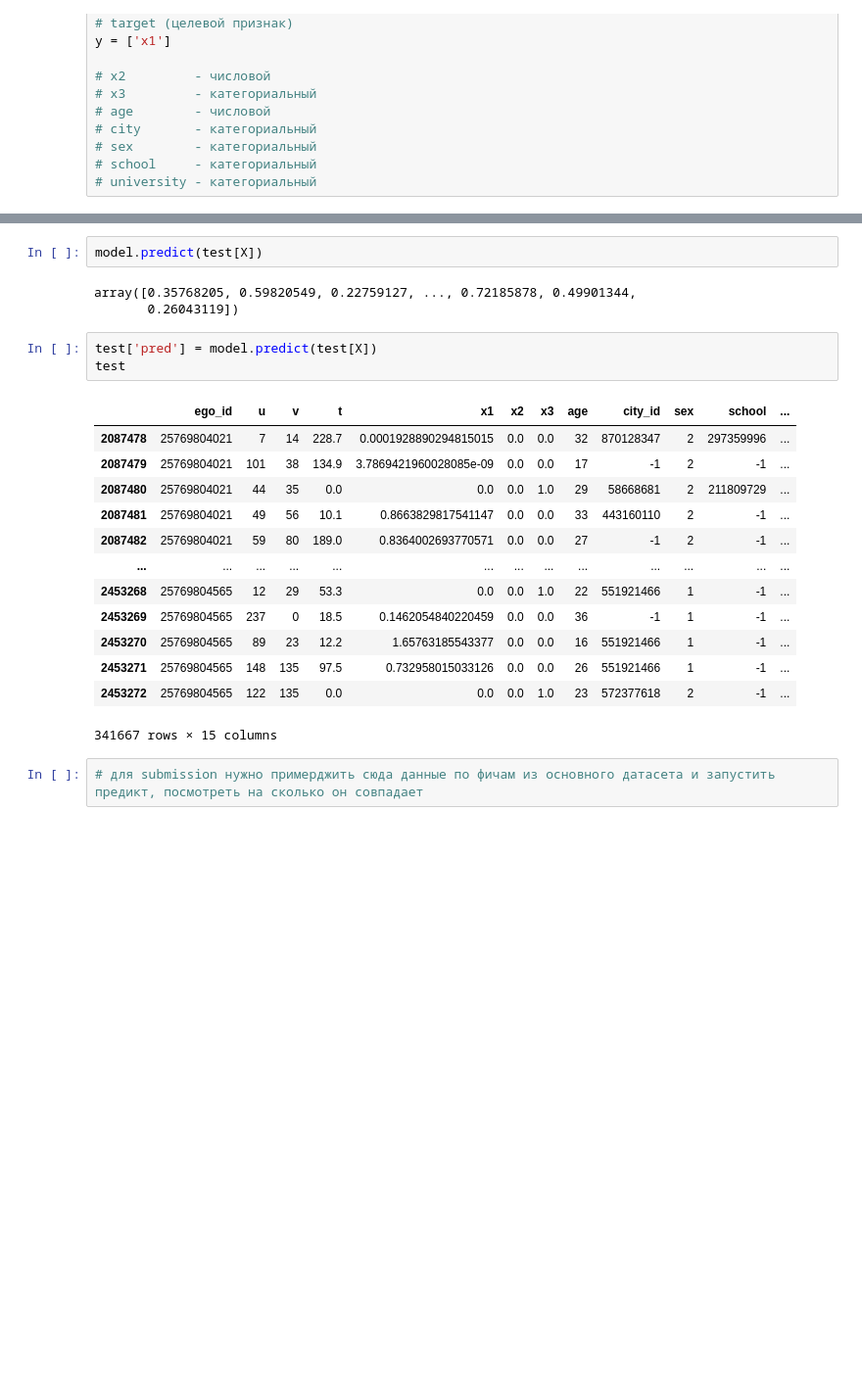
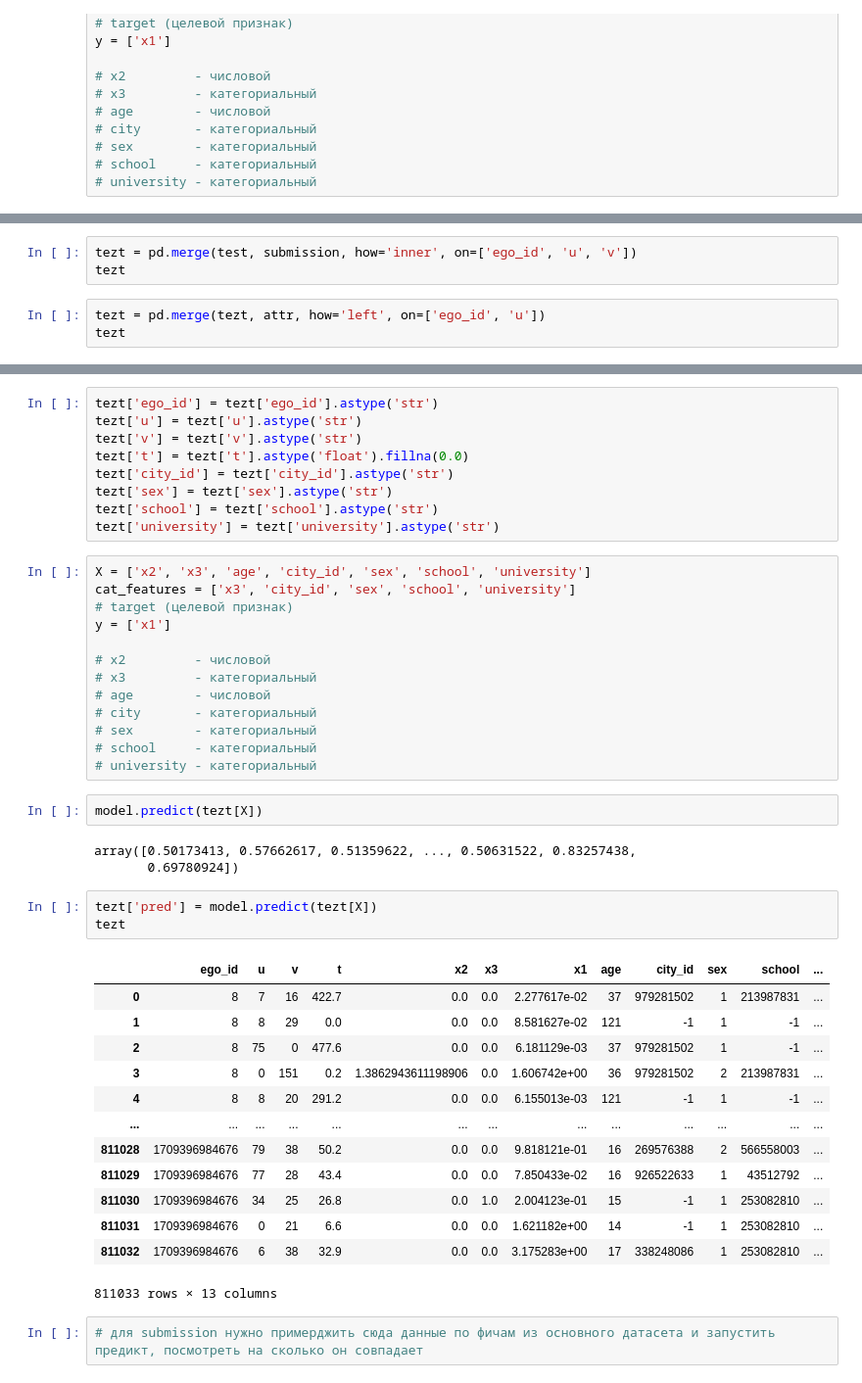
Before and after one commit to ekertn7/hacks-ai-vk-case-2023, a Jupyter notebook: preprocessing.ipynb, the cells around one changed output, grey strips where cells are left out. Shown at 98% size. Drawn from its saved outputs; the diff is of its cells as text; blank space fills up the shorter version.

Commit message:
Make prediction.

```diff
--- a/preprocessing.ipynb
+++ b/preprocessing.ipynb
@@ -241,0 +333,6 @@ Shrink model to first 12 iterations.
+# %%
+tezt = pd.merge(test, submission, how='inner', on=['ego_id', 'u', 'v'])
+tezt
+# %%
+tezt = pd.merge(tezt, attr, how='left', on=['ego_id', 'u'])
+tezt
@@ -242,25 +353,47 @@ Shrink model to first 12 iterations.
+# %%
+tezt['ego_id'] = tezt['ego_id'].astype('str')
+tezt['u'] = tezt['u'].astype('str')
+tezt['v'] = tezt['v'].astype('str')
+tezt['t'] = tezt['t'].astype('float').fillna(0.0)
+tezt['city_id'] = tezt['city_id'].astype('str')
+tezt['sex'] = tezt['sex'].astype('str')
+tezt['school'] = tezt['school'].astype('str')
+tezt['university'] = tezt['university'].astype('str')
+# %%
+X = ['x2', 'x3', 'age', 'city_id', 'sex', 'school', 'university']
+cat_features = ['x3', 'city_id', 'sex', 'school', 'university']
+# target (целевой признак)
+y = ['x1']
+
+# x2         - числовой
+# x3         - категориальный
+# age        - числовой
+# city       - категориальный
+# sex        - категориальный
+# school     - категориальный
+# university - категориальный
 # %%
-model.predict(test[X])
+model.predict(tezt[X])
 # %% [output]
-array([0.35768205, 0.59820549, 0.22759127, ..., 0.72185878, 0.49901344,
-       0.26043119])
+array([0.50173413, 0.57662617, 0.51359622, ..., 0.50631522, 0.83257438,
+       0.69780924])
 # %%
-test['pred'] = model.predict(test[X])
-test
+tezt['pred'] = model.predict(tezt[X])
+tezt
 # %% [output]
-|  | ego_id | u | v | t | x1 | x2 | x3 | age | city_id | sex | school | ... |
-| 2087478 | 25769804021 | 7 | 14 | 228.7 | 0.0001928890294815015 | 0.0 | 0.0 | 32 | 870128347 | 2 | 297359996 | ... |
-| 2087479 | 25769804021 | 101 | 38 | 134.9 | 3.7869421960028085e-09 | 0.0 | 0.0 | 17 | -1 | 2 | -1 | ... |
-| 2087480 | 25769804021 | 44 | 35 | 0.0 | 0.0 | 0.0 | 1.0 | 29 | 58668681 | 2 | 211809729 | ... |
-| 2087481 | 25769804021 | 49 | 56 | 10.1 | 0.8663829817541147 | 0.0 | 0.0 | 33 | 443160110 | 2 | -1 | ... |
-| 2087482 | 25769804021 | 59 | 80 | 189.0 | 0.8364002693770571 | 0.0 | 0.0 | 27 | -1 | 2 | -1 | ... |
+|  | ego_id | u | v | t | x2 | x3 | x1 | age | city_id | sex | school | ... |
+| 0 | 8 | 7 | 16 | 422.7 | 0.0 | 0.0 | 2.277617e-02 | 37 | 979281502 | 1 | 213987831 | ... |
+| 1 | 8 | 8 | 29 | 0.0 | 0.0 | 0.0 | 8.581627e-02 | 121 | -1 | 1 | -1 | ... |
+| 2 | 8 | 75 | 0 | 477.6 | 0.0 | 0.0 | 6.181129e-03 | 37 | 979281502 | 1 | -1 | ... |
+| 3 | 8 | 0 | 151 | 0.2 | 1.3862943611198906 | 0.0 | 1.606742e+00 | 36 | 979281502 | 2 | 213987831 | ... |
+| 4 | 8 | 8 | 20 | 291.2 | 0.0 | 0.0 | 6.155013e-03 | 121 | -1 | 1 | -1 | ... |
 | ... | ... | ... | ... | ... | ... | ... | ... | ... | ... | ... | ... | ... |
-| 2453268 | 25769804565 | 12 | 29 | 53.3 | 0.0 | 0.0 | 1.0 | 22 | 551921466 | 1 | -1 | ... |
-| 2453269 | 25769804565 | 237 | 0 | 18.5 | 0.1462054840220459 | 0.0 | 0.0 | 36 | -1 | 1 | -1 | ... |
-| 2453270 | 25769804565 | 89 | 23 | 12.2 | 1.65763185543377 | 0.0 | 0.0 | 16 | 551921466 | 1 | -1 | ... |
-| 2453271 | 25769804565 | 148 | 135 | 97.5 | 0.732958015033126 | 0.0 | 0.0 | 26 | 551921466 | 1 | -1 | ... |
-| 2453272 | 25769804565 | 122 | 135 | 0.0 | 0.0 | 0.0 | 1.0 | 23 | 572377618 | 2 | -1 | ... |
+| 811028 | 1709396984676 | 79 | 38 | 50.2 | 0.0 | 0.0 | 9.818121e-01 | 16 | 269576388 | 2 | 566558003 | ... |
+| 811029 | 1709396984676 | 77 | 28 | 43.4 | 0.0 | 0.0 | 7.850433e-02 | 16 | 926522633 | 1 | 43512792 | ... |
+| 811030 | 1709396984676 | 34 | 25 | 26.8 | 0.0 | 1.0 | 2.004123e-01 | 15 | -1 | 1 | 253082810 | ... |
+| 811031 | 1709396984676 | 0 | 21 | 6.6 | 0.0 | 0.0 | 1.621182e+00 | 14 | -1 | 1 | 253082810 | ... |
+| 811032 | 1709396984676 | 6 | 38 | 32.9 | 0.0 | 0.0 | 3.175283e+00 | 17 | 338248086 | 1 | 253082810 | ... |
-341667 rows × 15 columns
+811033 rows × 13 columns
 # %%
 # для submission нужно примерджить сюда данные по фичам из основного датасета и запустить предикт, посмотреть на сколько он совпадает
 # %%
```
Also changed, not shown: parts of 17 cells of this notebook.
